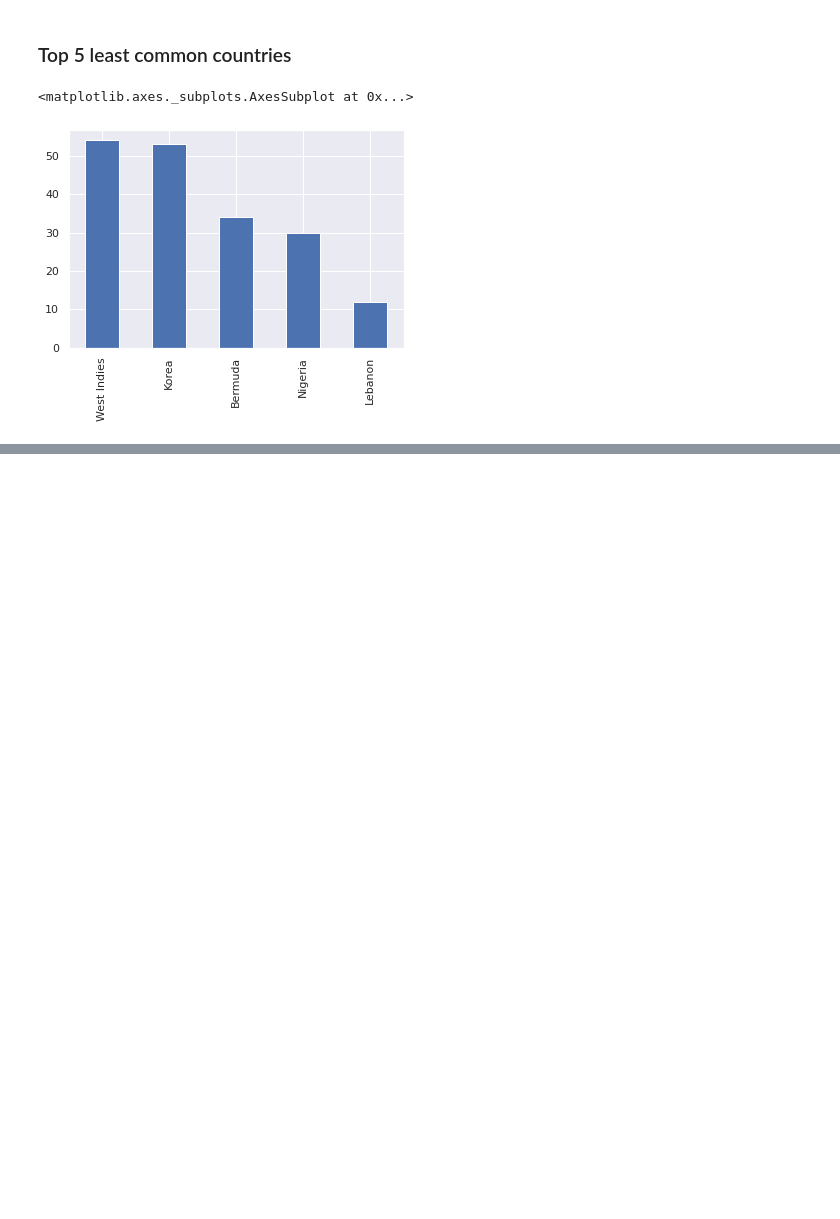
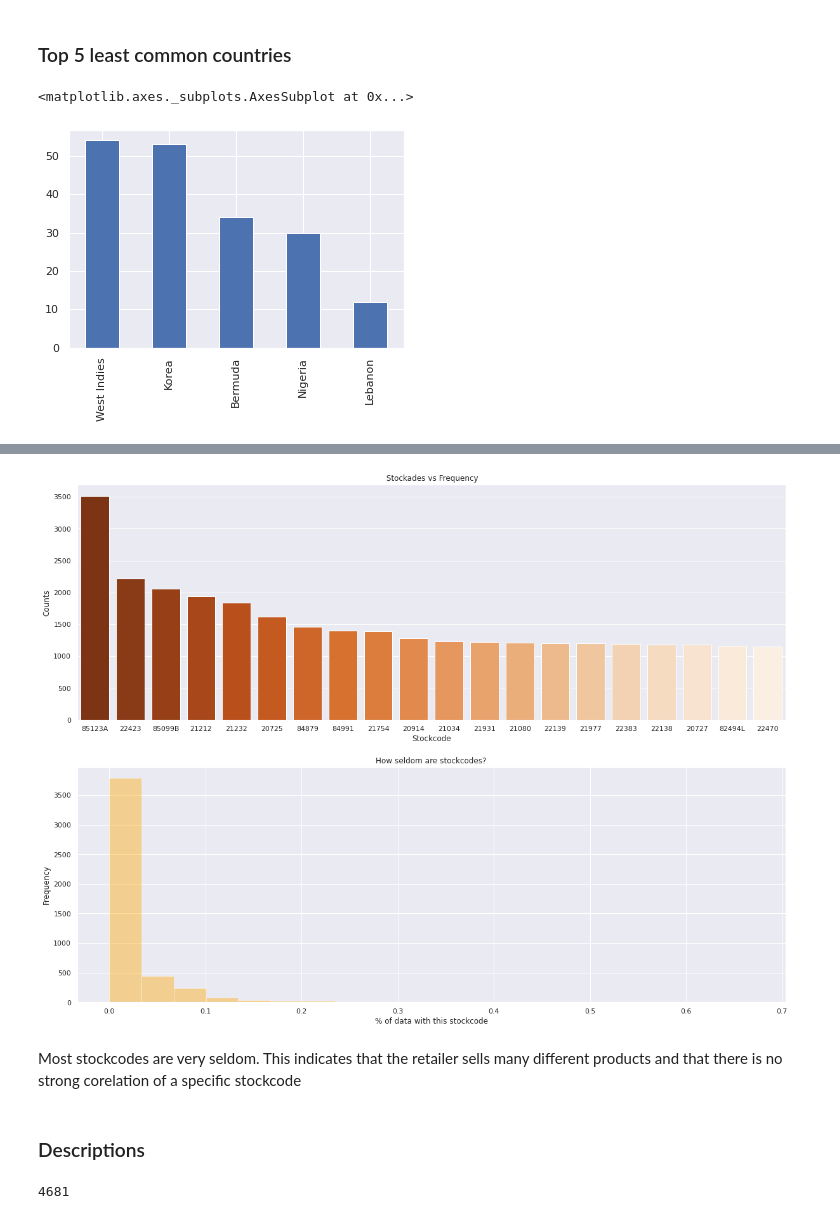
Before and after one commit to alokg1019/DataMining_Team1, a Jupyter notebook: EDA_Retail.ipynb, the cells around one changed output, grey strips where cells are left out. Drawn from its saved outputs; the diff is of its cells as text; code cells hidden in the pictures; blank space fills up the shorter version.

```diff
--- a/EDA_Retail.ipynb
+++ b/EDA_Retail.ipynb
@@ -224,0 +274,28 @@ filtered_retaildata.Country.value_counts()[-5:].plot(kind='bar')
+# %%
+#Finding the Common StockCode
+stockcode_counts = retaildata.StockCode.value_counts().sort_values(ascending=False)
+fig, ax = plt.subplots(2,1,figsize=(20,15))
+sns.barplot(stockcode_counts.iloc[0:20].index,
+            stockcode_counts.iloc[0:20].values,
+            ax = ax[0], palette="Oranges_r")
+ax[0].set_ylabel("Counts")
+ax[0].set_xlabel("Stockcode")
+ax[0].set_title(" Stockades vs Frequency");
+sns.distplot(np.round(stockcode_counts/retaildata.shape[0]*100,2),
+             kde=False,
+             bins=20,
+             ax=ax[1], color="Orange")
+ax[1].set_title("How seldom are stockcodes?")
+ax[1].set_xlabel("% of data with this stockcode")
+ax[1].set_ylabel("Frequency");
+# %% [output]
+[figure, added]
+# %% [markdown]
+Most stockcodes are very seldom. This indicates that the retailer sells many different products and that there is no strong corelation of a specific stockcode
+# %% [markdown]
+### Descriptions
+# %%
+#Unique number of Descriptions
+retaildata.Description.nunique()
+# %% [output]
+4681
```
Also changed, not shown: parts of 71 cells of this notebook.
